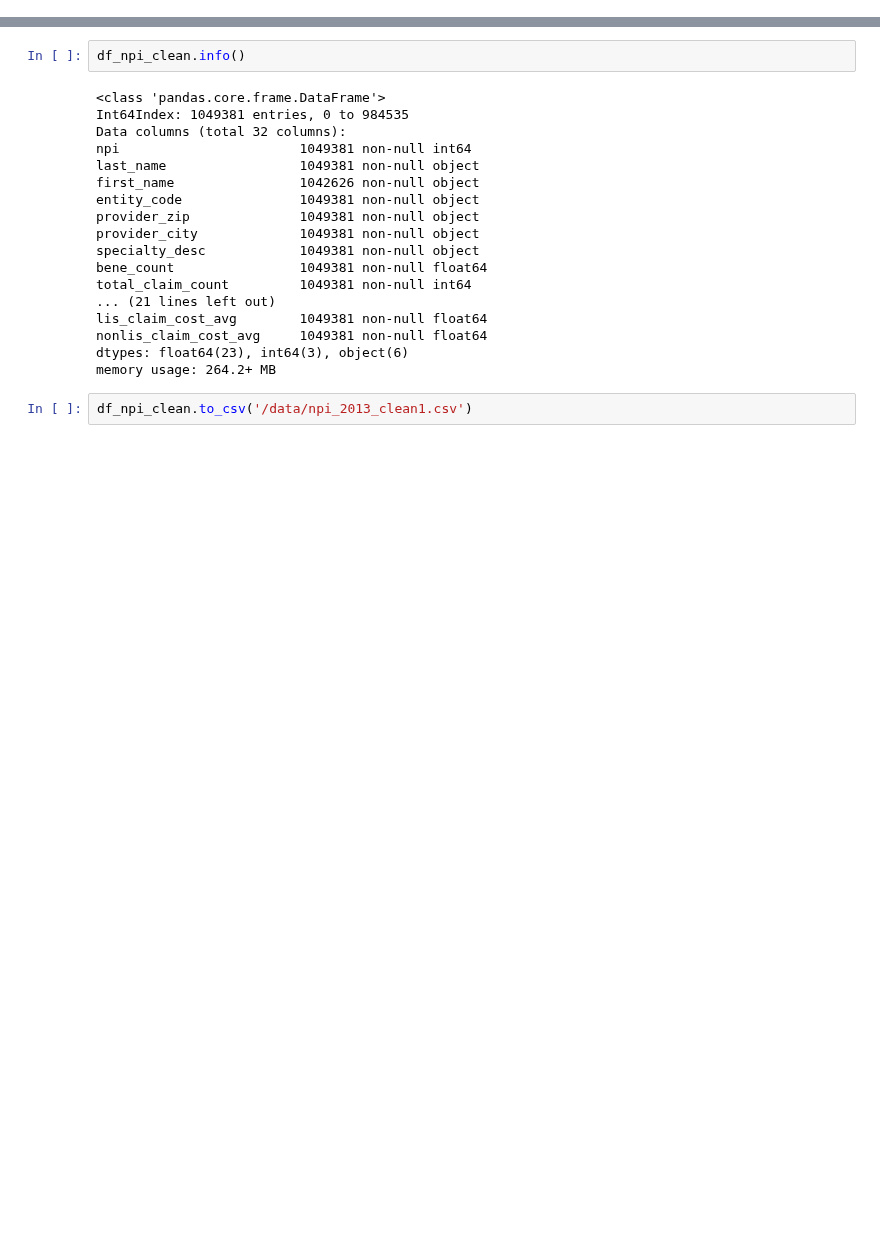
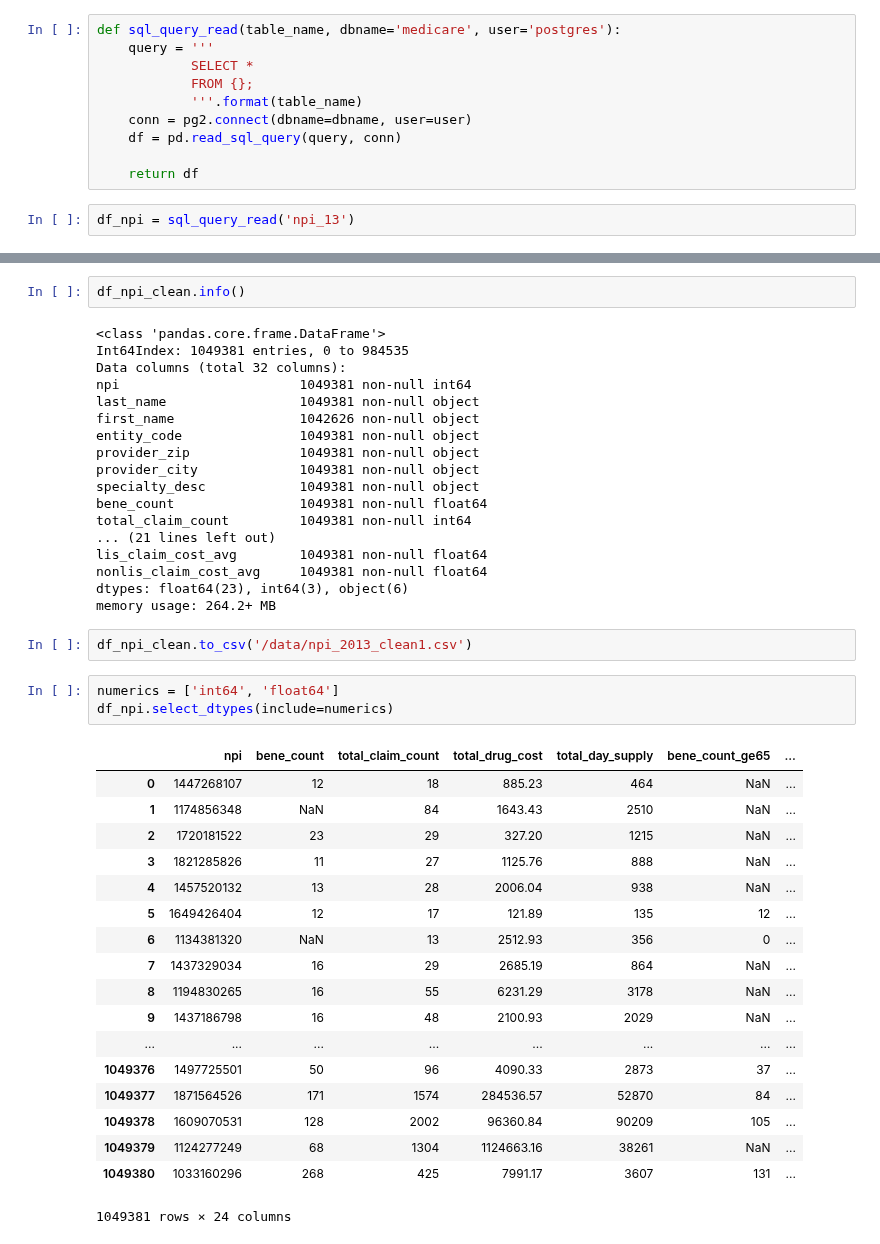
Before and after one commit to aurel1212/medicare-project, a Jupyter notebook: script/npi_13_EDA.ipynb, the cells around one changed output, grey strips where cells are left out. Drawn from its saved outputs; the diff is of its cells as text; blank space fills up the shorter version.

```diff
--- a/script/npi_13_EDA.ipynb
+++ b/script/npi_13_EDA.ipynb
@@ -20,3 +20,15 @@ df_npi = pd.read_sql_query(query, conn)
+# %%
+def sql_query_read(table_name, dbname='medicare', user='postgres'):
+    query = '''
+            SELECT *
+            FROM {};
+            '''.format(table_name)
+    conn = pg2.connect(dbname=dbname, user=user)
+    df = pd.read_sql_query(query, conn)
+
+    return df
+# %%
+df_npi = sql_query_read('npi_13')
 # %%
 df_npi.head().T
 # %% [output]
@@ -783,3 +812,25 @@ dtypes: float64(23), int64(3), object(6)
 memory usage: 264.2+ MB
 # %%
 df_npi_clean.to_csv('/data/npi_2013_clean1.csv')
+# %%
+numerics = ['int64', 'float64']
+df_npi.select_dtypes(include=numerics)
+# %% [output]
+|  | npi | bene_count | total_claim_count | total_drug_cost | total_day_supply | bene_count_ge65 | ... |
+| 0 | 1447268107 | 12 | 18 | 885.23 | 464 | NaN | ... |
+| 1 | 1174856348 | NaN | 84 | 1643.43 | 2510 | NaN | ... |
+| 2 | 1720181522 | 23 | 29 | 327.20 | 1215 | NaN | ... |
+| 3 | 1821285826 | 11 | 27 | 1125.76 | 888 | NaN | ... |
+| 4 | 1457520132 | 13 | 28 | 2006.04 | 938 | NaN | ... |
+| 5 | 1649426404 | 12 | 17 | 121.89 | 135 | 12 | ... |
+| 6 | 1134381320 | NaN | 13 | 2512.93 | 356 | 0 | ... |
+| 7 | 1437329034 | 16 | 29 | 2685.19 | 864 | NaN | ... |
+| 8 | 1194830265 | 16 | 55 | 6231.29 | 3178 | NaN | ... |
+| 9 | 1437186798 | 16 | 48 | 2100.93 | 2029 | NaN | ... |
+| ... | ... | ... | ... | ... | ... | ... | ... |
+| 1049376 | 1497725501 | 50 | 96 | 4090.33 | 2873 | 37 | ... |
+| 1049377 | 1871564526 | 171 | 1574 | 284536.57 | 52870 | 84 | ... |
+| 1049378 | 1609070531 | 128 | 2002 | 96360.84 | 90209 | 105 | ... |
+| 1049379 | 1124277249 | 68 | 1304 | 1124663.16 | 38261 | NaN | ... |
+| 1049380 | 1033160296 | 268 | 425 | 7991.17 | 3607 | 131 | ... |
+1049381 rows × 24 columns
```
Also changed, not shown: parts of 4 cells of this notebook, 5 other files.
